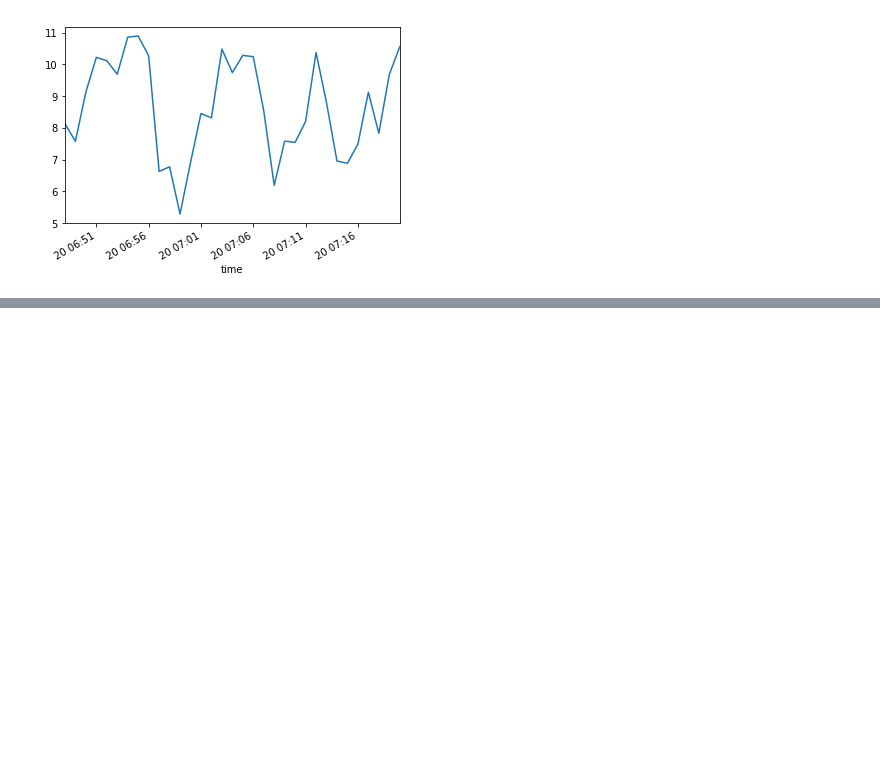
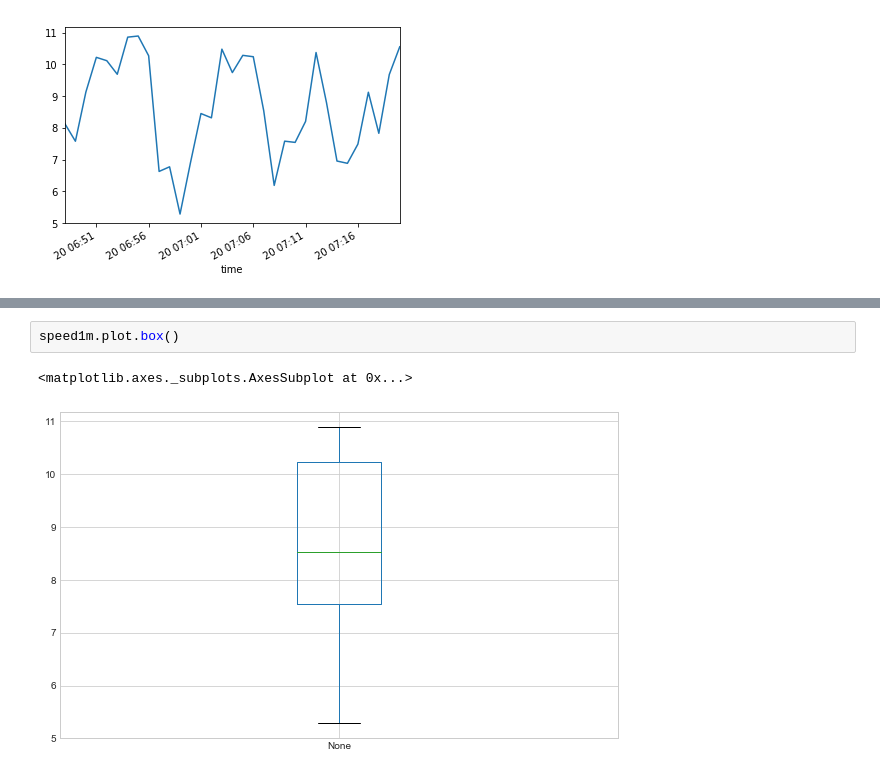
Before and after one commit to 4bic/learn_code, a Jupyter notebook: data_sci_foundations/pandas_basics.ipynb, the cells around one changed output, grey strips where cells are left out. Drawn from its saved outputs; the diff is of its cells as text; blank space fills up the shorter version.

```diff
--- a/data_sci_foundations/pandas_basics.ipynb
+++ b/data_sci_foundations/pandas_basics.ipynb
@@ -331,0 +335,5 @@ KeyError: 'figure.Figsize is not a valid rc parameter. See rcParams.keys() for a
+# %%
+speed1m.plot.box()
+# %% [output]
+<matplotlib.axes._subplots.AxesSubplot at 0x...>
+[figure, added]
```
Also changed, not shown: parts of 3 cells of this notebook, 2 other files.
